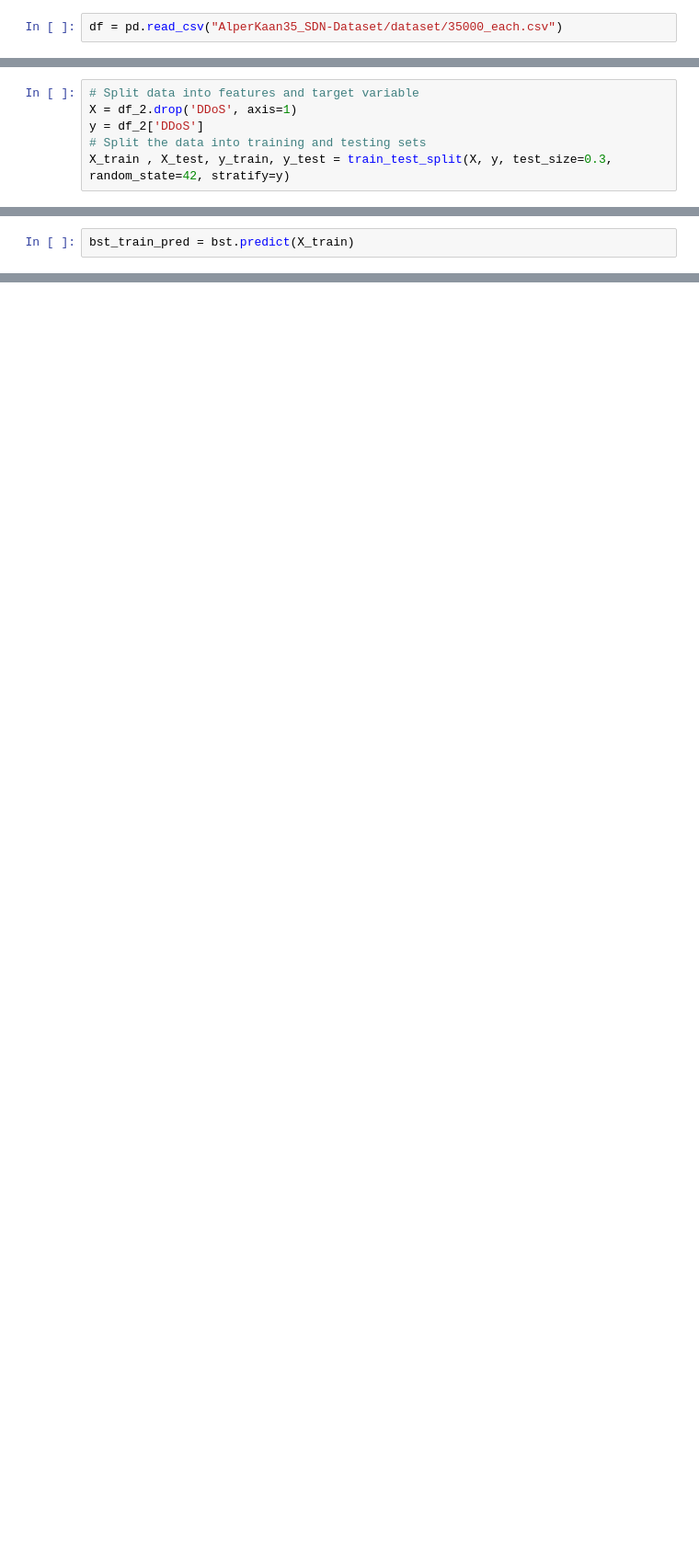
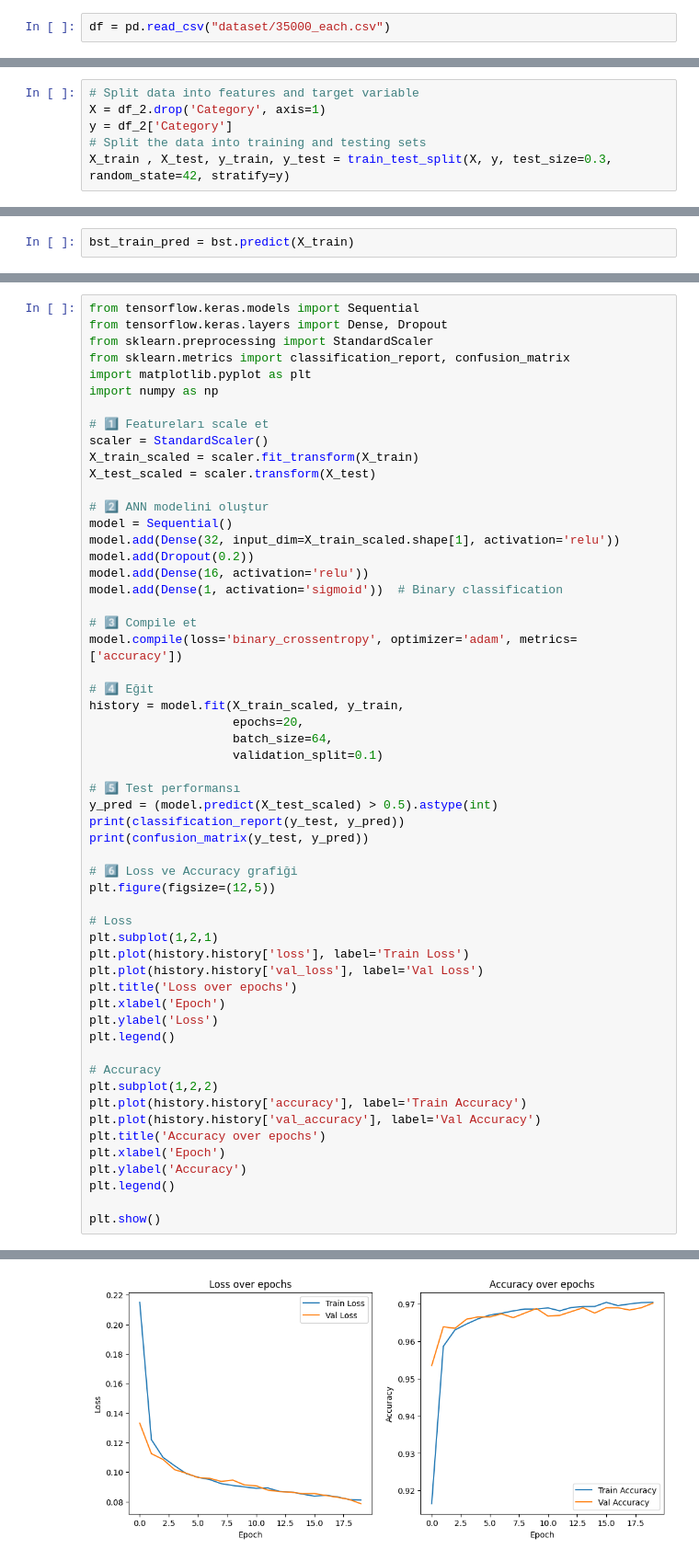
Before and after one commit to bsr4Ks/ids-test, a Jupyter notebook: AlperKaan35_SDN-Dataset/main.ipynb, the cells around one changed output, grey strips where cells are left out. Shown at 92% size. Saved outputs shown, nothing was run; the diff lists cells and outputs as text; blank space fills up the shorter version.

```diff
--- a/AlperKaan35_SDN-Dataset/main.ipynb
+++ b/AlperKaan35_SDN-Dataset/main.ipynb
@@ -34,7 +36,7 @@ from sklearn.metrics import classification_report
 # %% [markdown]
 ## Data Exploring
 # %%
-df = pd.read_csv("AlperKaan35_SDN-Dataset/dataset/35000_each.csv")
+df = pd.read_csv("dataset/35000_each.csv")
 # %%
 df.shape
 # %% [output]
@@ -217,8 +225,8 @@ Name: DDoS, dtype: float64
 ## Data Splitting
 # %%
 # Split data into features and target variable
-X = df_2.drop('DDoS', axis=1)
-y = df_2['DDoS']
+X = df_2.drop('Category', axis=1)
+y = df_2['Category']
 # Split the data into training and testing sets
 X_train , X_test, y_train, y_test = train_test_split(X, y, test_size=0.3, random_state=42, stratify=y)
 # %%
@@ -326,0 +360,57 @@ array([[52371,   129],
+# %%
+from tensorflow.keras.models import Sequential
+from tensorflow.keras.layers import Dense, Dropout
+from sklearn.preprocessing import StandardScaler
+from sklearn.metrics import classification_report, confusion_matrix
+import matplotlib.pyplot as plt
+import numpy as np
+
+# 1️⃣ Featureları scale et
+scaler = StandardScaler()
+X_train_scaled = scaler.fit_transform(X_train)
+X_test_scaled = scaler.transform(X_test)
+
+# 2️⃣ ANN modelini oluştur
+model = Sequential()
+model.add(Dense(32, input_dim=X_train_scaled.shape[1], activation='relu'))
+model.add(Dropout(0.2))
+model.add(Dense(16, activation='relu'))
+model.add(Dense(1, activation='sigmoid'))  # Binary classification
+
+# 3️⃣ Compile et
+model.compile(loss='binary_crossentropy', optimizer='adam', metrics=['accuracy'])
+
+# 4️⃣ Eğit
+history = model.fit(X_train_scaled, y_train,
+                    epochs=20,
+                    batch_size=64,
+                    validation_split=0.1)
+
+# 5️⃣ Test performansı
+y_pred = (model.predict(X_test_scaled) > 0.5).astype(int)
+print(classification_report(y_test, y_pred))
+print(confusion_matrix(y_test, y_pred))
+
+# 6️⃣ Loss ve Accuracy grafiği
+plt.figure(figsize=(12,5))
+
+# Loss
+plt.subplot(1,2,1)
+plt.plot(history.history['loss'], label='Train Loss')
+plt.plot(history.history['val_loss'], label='Val Loss')
+plt.title('Loss over epochs')
+plt.xlabel('Epoch')
+plt.ylabel('Loss')
+plt.legend()
+
+# Accuracy
+plt.subplot(1,2,2)
+plt.plot(history.history['accuracy'], label='Train Accuracy')
+plt.plot(history.history['val_accuracy'], label='Val Accuracy')
+plt.title('Accuracy over epochs')
+plt.xlabel('Epoch')
+plt.ylabel('Accuracy')
+plt.legend()
+
+plt.show()
+# %% [output]
@@ -326,0 +435 @@ array([[52371,   129],
+[figure, added]
```
Also changed, not shown: parts of 26 cells of this notebook, 8 other files.
